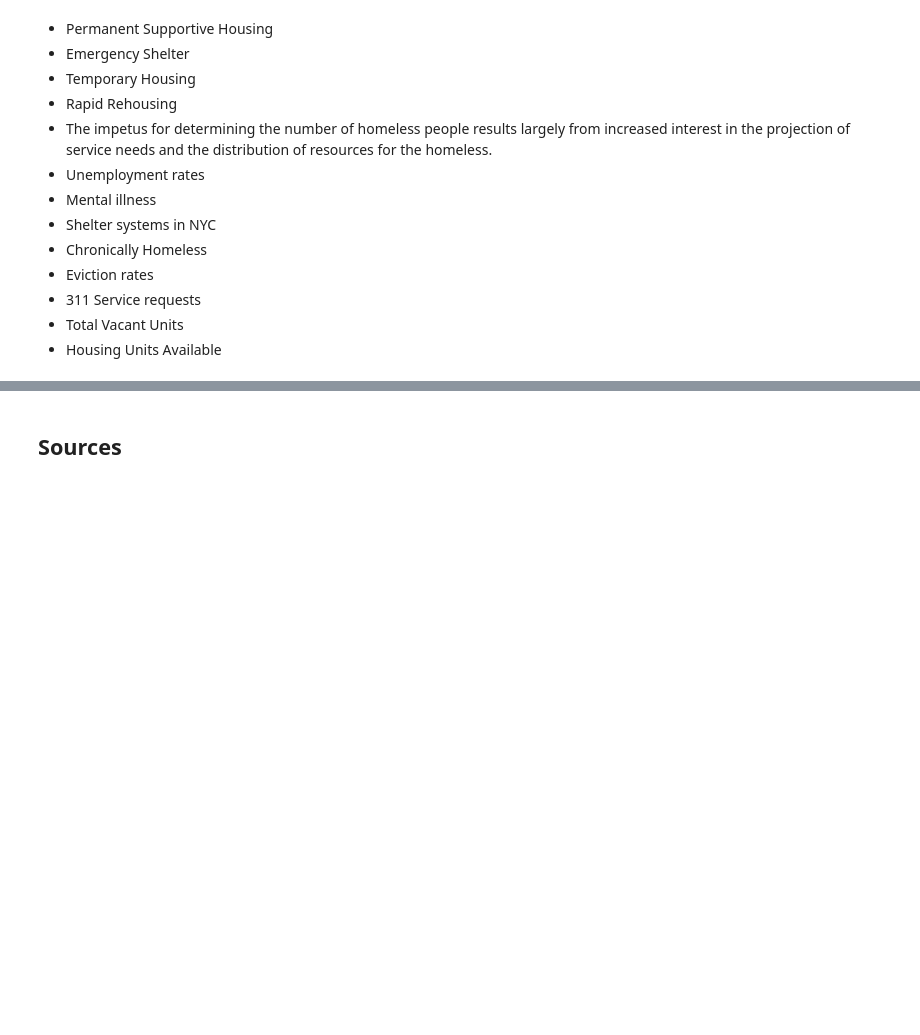
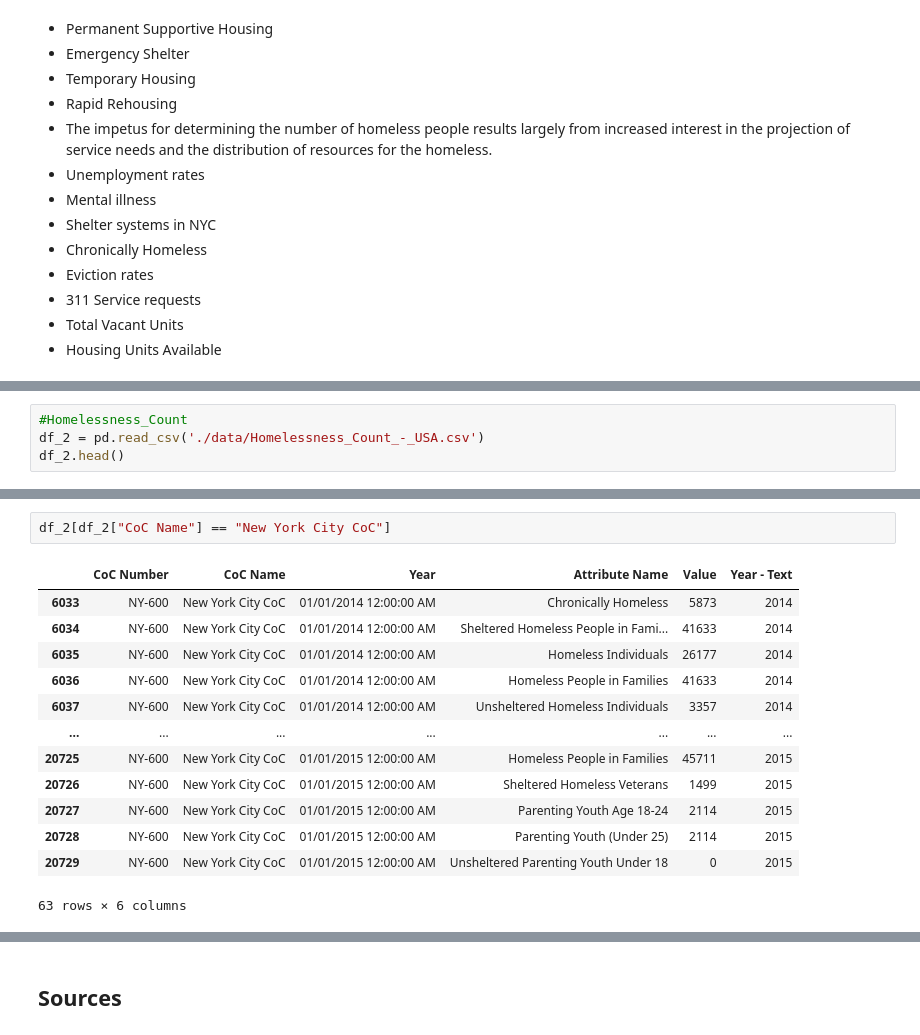
Before and after one commit to NoahChristiansen/capstone, a Jupyter notebook: Capstone.ipynb, the cells around one changed output, grey strips where cells are left out. Saved outputs shown, nothing was run; the diff lists cells and outputs as text; blank space fills up the shorter version.

Commit message:
Adding Sources and inputting data

```diff
--- a/Capstone.ipynb
+++ b/Capstone.ipynb
@@ -57,0 +79,4 @@ Explaining my findings and key takeaways.
+# %%
+#Homelessness_Count
+df_2 = pd.read_csv('./data/Homelessness_Count_-_USA.csv')
+df_2.head()
@@ -57,0 +90,16 @@ Explaining my findings and key takeaways.
+# %%
+df_2[df_2["CoC Name"] == "New York City CoC"]
+# %% [output]
+|  | CoC Number | CoC Name | Year | Attribute Name | Value | Year - Text |
+| 6033 | NY-600 | New York City CoC | 01/01/2014 12:00:00 AM | Chronically Homeless | 5873 | 2014 |
+| 6034 | NY-600 | New York City CoC | 01/01/2014 12:00:00 AM | Sheltered Homeless People in Fami... | 41633 | 2014 |
+| 6035 | NY-600 | New York City CoC | 01/01/2014 12:00:00 AM | Homeless Individuals | 26177 | 2014 |
+| 6036 | NY-600 | New York City CoC | 01/01/2014 12:00:00 AM | Homeless People in Families | 41633 | 2014 |
+| 6037 | NY-600 | New York City CoC | 01/01/2014 12:00:00 AM | Unsheltered Homeless Individuals | 3357 | 2014 |
+| ... | ... | ... | ... | ... | ... | ... |
+| 20725 | NY-600 | New York City CoC | 01/01/2015 12:00:00 AM | Homeless People in Families | 45711 | 2015 |
+| 20726 | NY-600 | New York City CoC | 01/01/2015 12:00:00 AM | Sheltered Homeless Veterans | 1499 | 2015 |
+| 20727 | NY-600 | New York City CoC | 01/01/2015 12:00:00 AM | Parenting Youth Age 18-24 | 2114 | 2015 |
+| 20728 | NY-600 | New York City CoC | 01/01/2015 12:00:00 AM | Parenting Youth (Under 25) | 2114 | 2015 |
+| 20729 | NY-600 | New York City CoC | 01/01/2015 12:00:00 AM | Unsheltered Parenting Youth Under 18 | 0 | 2015 |
+63 rows × 6 columns
```
Also changed, not shown: parts of 26 cells of this notebook, 13 other files.
